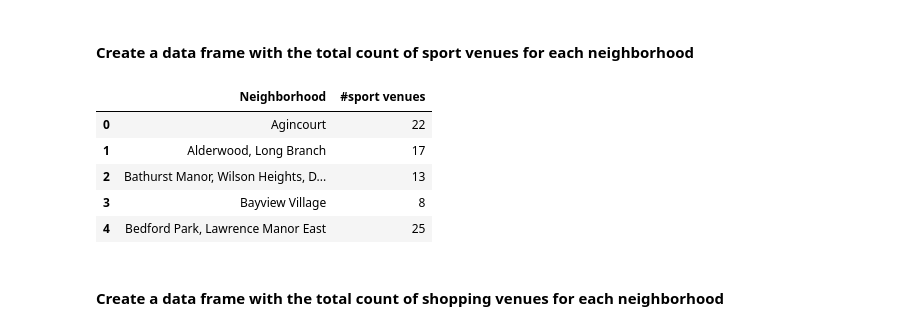
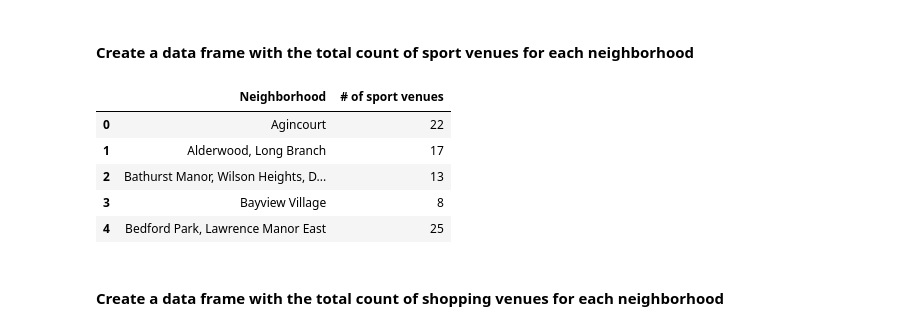
Before and after one commit to mfarshchin/Coursera_Capstone, a Jupyter notebook: Capstone_Final_v6.ipynb, the cells around one changed output. Saved outputs shown, nothing was run; the diff lists cells and outputs as text; code cells hidden in the pictures.

```diff
--- a/Capstone_Final_v6.ipynb
+++ b/Capstone_Final_v6.ipynb
@@ -531,12 +554,12 @@ plt.show();
 # %%
 Toronto_grouped_sport_count= Toronto_onehot_sport.groupby('Neighborhood').sum().reset_index()
 # create a new column which has the sum of all columns for each row
-Toronto_grouped_sport_count['#sport venues']=Toronto_grouped_sport_count.sum(axis=1)
+Toronto_grouped_sport_count['# of sport venues']=Toronto_grouped_sport_count.sum(axis=1)
 # drop all other columns
 Toronto_grouped_sport_count.drop(sport_categories,axis=1,inplace=True)
 Toronto_grouped_sport_count.head()
 # %% [output]
-|  | Neighborhood | #sport venues |
+|  | Neighborhood | # of sport venues |
 | 0 | Agincourt | 22 |
 | 1 | Alderwood, Long Branch | 17 |
 | 2 | Bathurst Manor, Wilson Heights, D... | 13 |
```
Also changed, not shown: parts of 19 cells of this notebook, 8 other files.
